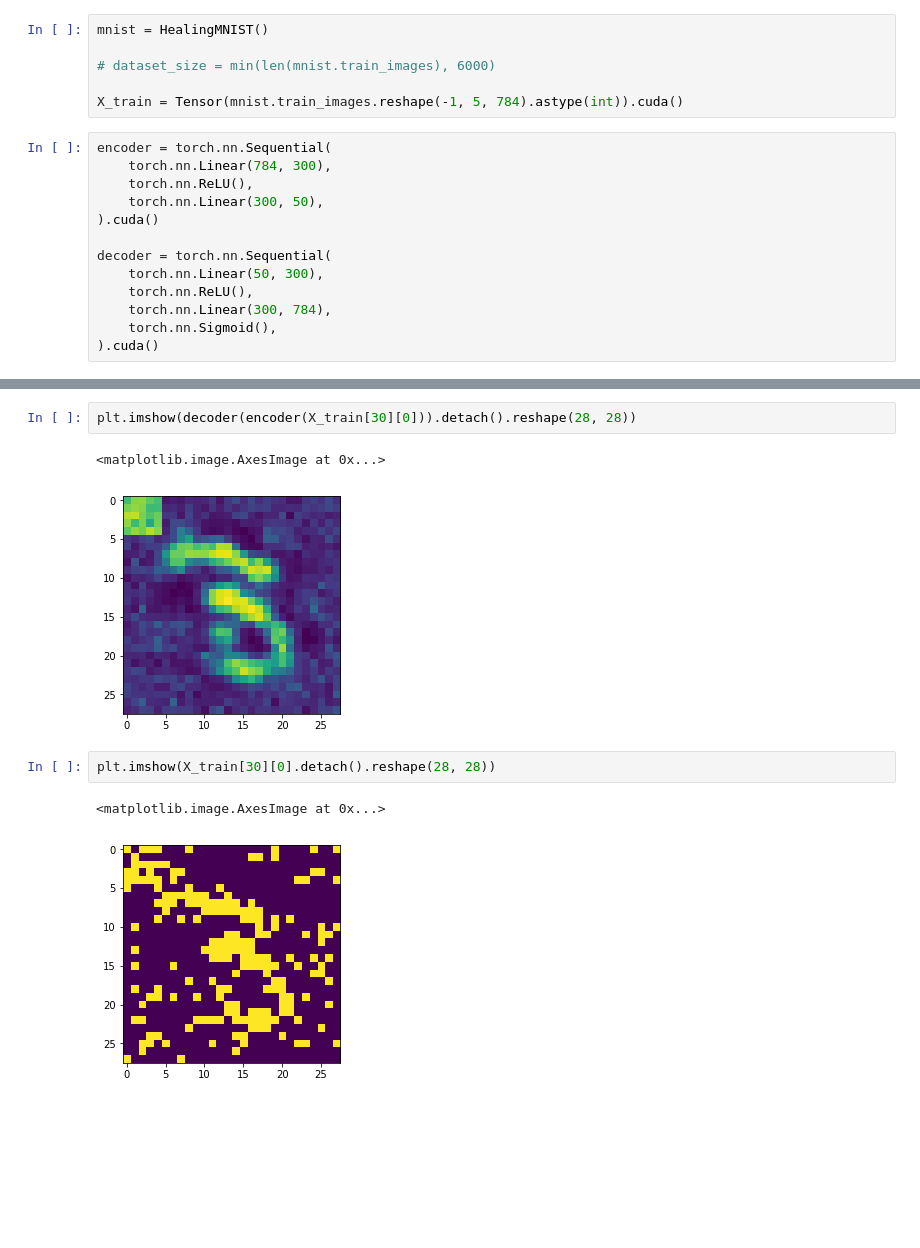
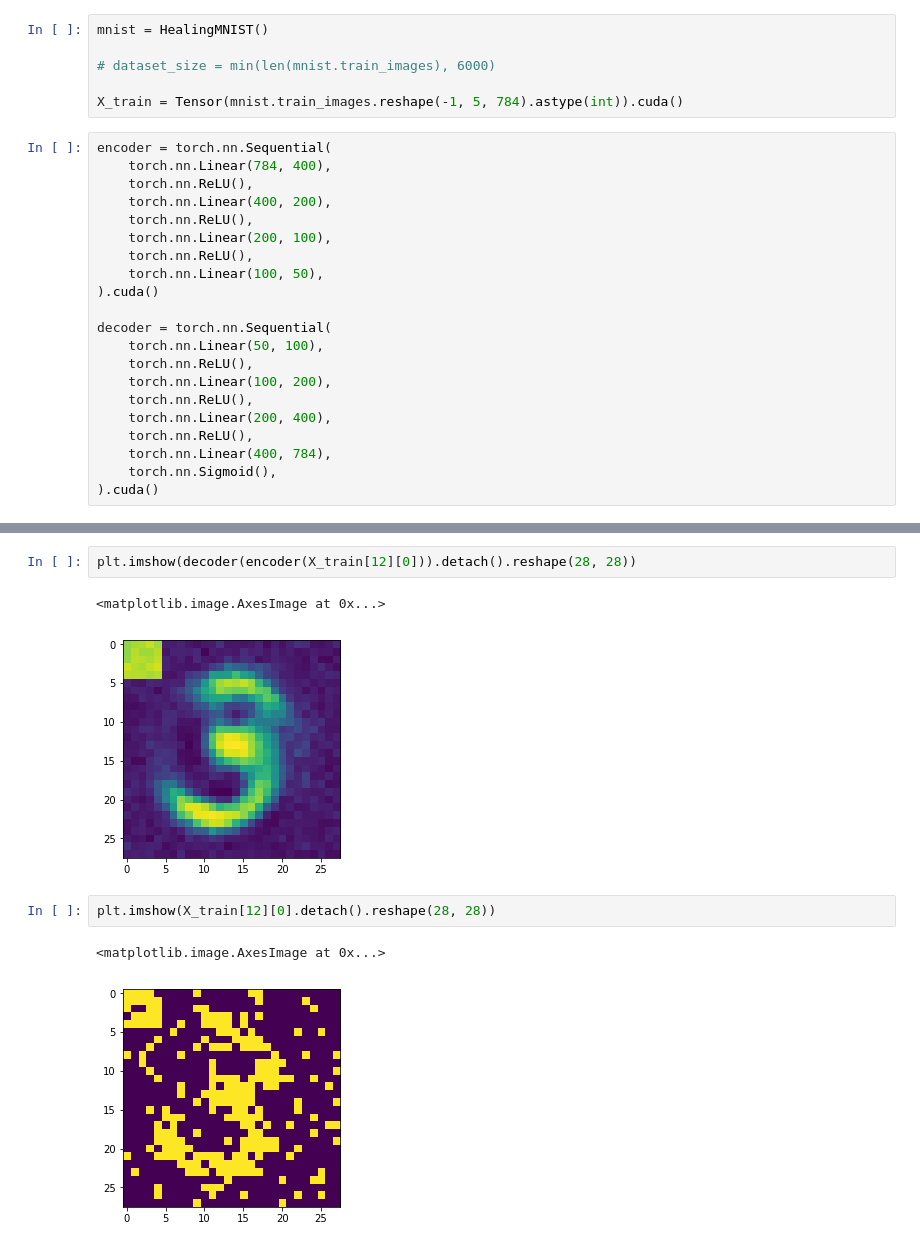
Before and after one commit to NikitaChizhov/deep_kalman_filter_for_BM, a Jupyter notebook: model.ipynb, the cells around one changed output, grey strips where cells are left out. Saved outputs shown, nothing was run; the diff lists cells and outputs as text; blank space fills up the shorter version.

```diff
--- a/model.ipynb
+++ b/model.ipynb
@@ -159,15 +168,23 @@ mnist = HealingMNIST()
 X_train = Tensor(mnist.train_images.reshape(-1, 5, 784).astype(int)).cuda()
 # %%
 encoder = torch.nn.Sequential(
-    torch.nn.Linear(784, 300),
+    torch.nn.Linear(784, 400),
     torch.nn.ReLU(),
-    torch.nn.Linear(300, 50),
+    torch.nn.Linear(400, 200),
+    torch.nn.ReLU(),
+    torch.nn.Linear(200, 100),
+    torch.nn.ReLU(),
+    torch.nn.Linear(100, 50),
 ).cuda()
 
 decoder = torch.nn.Sequential(
-    torch.nn.Linear(50, 300),
+    torch.nn.Linear(50, 100),
     torch.nn.ReLU(),
-    torch.nn.Linear(300, 784),
+    torch.nn.Linear(100, 200),
+    torch.nn.ReLU(),
+    torch.nn.Linear(200, 400),
+    torch.nn.ReLU(),
+    torch.nn.Linear(400, 784),
     torch.nn.Sigmoid(),
 ).cuda()
 # %%
@@ -197,12 +214,12 @@ Failed to display Jupyter Widget of type HBox.
 If you're reading this message in the Jupyter Notebook or JupyterLab Notebook, it may mean that the widgets JavaScript is still loading. If this message persists, it likely means that the widgets Java ...
 If you're reading this message in another frontend (for example, a static rendering on GitHub or NBViewer), it may mean that your frontend doesn't currently support widgets.
 # %%
-plt.imshow(decoder(encoder(X_train[30][0])).detach().reshape(28, 28))
+plt.imshow(decoder(encoder(X_train[12][0])).detach().reshape(28, 28))
 # %% [output]
 <matplotlib.image.AxesImage at 0x...>
-[figure, old version]
+[figure, new version]
 # %%
-plt.imshow(X_train[30][0].detach().reshape(28, 28))
+plt.imshow(X_train[12][0].detach().reshape(28, 28))
 # %% [output]
 <matplotlib.image.AxesImage at 0x...>
-[figure, old version]
+[figure, new version]
```
Also changed, not shown: parts of 11 cells of this notebook.
